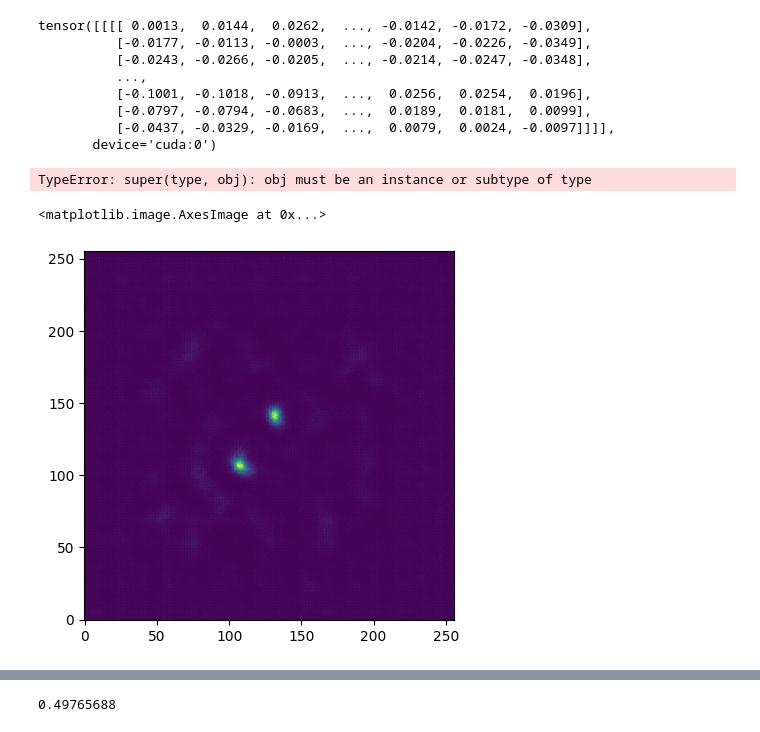
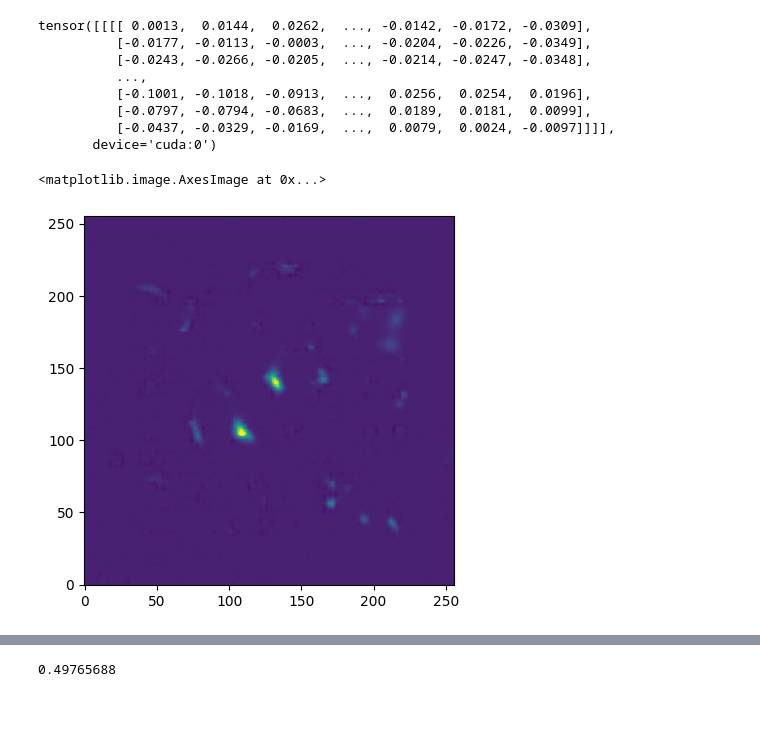
Before and after one commit to peijin94/FastMediumWell, a Jupyter notebook: autoencoder.ipynb, the cells around one changed output, grey strips where cells are left out. Saved outputs shown, nothing was run; the diff lists cells and outputs as text; code cells hidden in the pictures.

Commit message:
model2 the best

```diff
--- a/autoencoder.ipynb
+++ b/autoencoder.ipynb
@@ -148,15 +147,14 @@ with torch.no_grad():
 # %%
 
 model = Autoencoder2().to(device)
-model.load_state_dict(torch.load('model.pth'))
+model.load_state_dict(torch.load('./modelfile/model2_epoch2700.pth'))
+
+#model.load_state_dict(torch.load('./modelepoch500bn256model2.pth'))
 model.eval()
 with torch.no_grad():
-    output = model.decoder(model.encoder(data_for_train/3))
+    output = model.decoder(model.encoder(data_for_train))
     output = output.squeeze().cpu().numpy()
+plt.imshow(output, origin='lower', vmax=1, vmin=-0.1)
 # %% [output]
-TypeError: super(type, obj): obj must be an instance or subtype of type
+<matplotlib.image.AxesImage at 0x...>
+[figure, added]
-# %%
-plt.imshow(output, origin='lower')
-# %% [output]
-<matplotlib.image.AxesImage at 0x...>
-[figure, removed]
```
Also changed, not shown: parts of 7 cells of this notebook, 4 other files.
